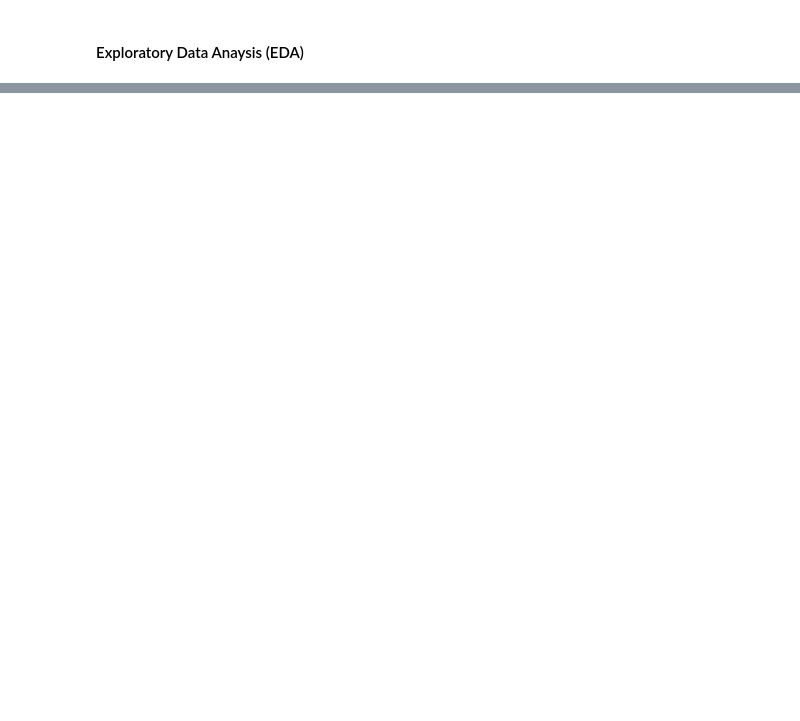
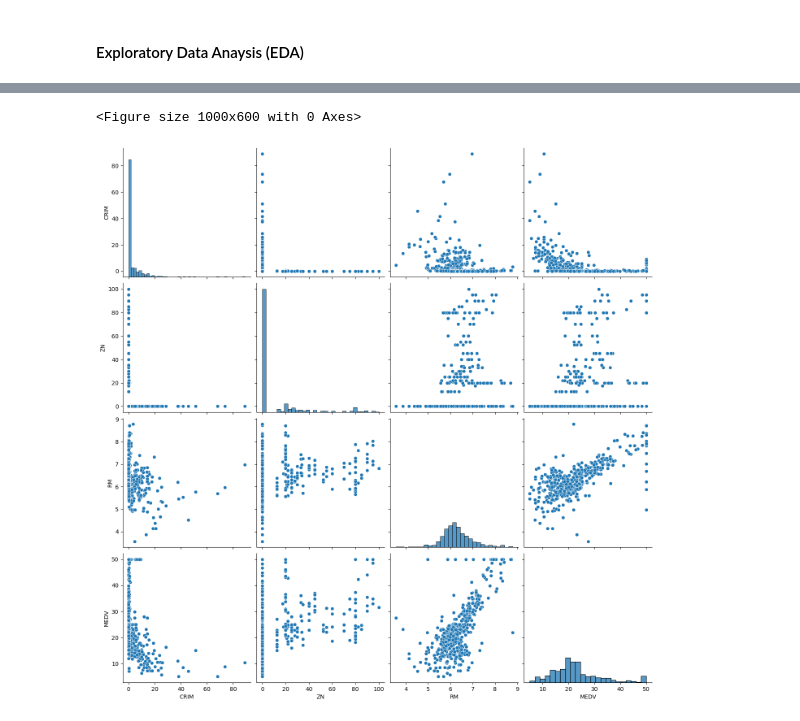
Before and after one commit to Subrata1998Kumar/ML-Practice, a Jupyter notebook: Regression/boston_housing_price_prediction.ipynb, the cells around one changed output, grey strips where cells are left out. Drawn from its saved outputs; the diff is of its cells as text; code cells hidden in the pictures; blank space fills up the shorter version.

```diff
--- a/Regression/boston_housing_price_prediction.ipynb
+++ b/Regression/boston_housing_price_prediction.ipynb
@@ -94,0 +97,10 @@ data.describe()
+# %%
+col_study = ['CRIM','ZN','RM', 'MEDV']
+data_study = data[col_study]
+# %%
+plt.figure(figsize=(10, 6))
+sns.pairplot(data_study, height=3.5)
+plt.show()
+# %% [output]
+<Figure size 1000x600 with 0 Axes>
+[figure, added]
```
Also changed, not shown: parts of 42 cells of this notebook.
